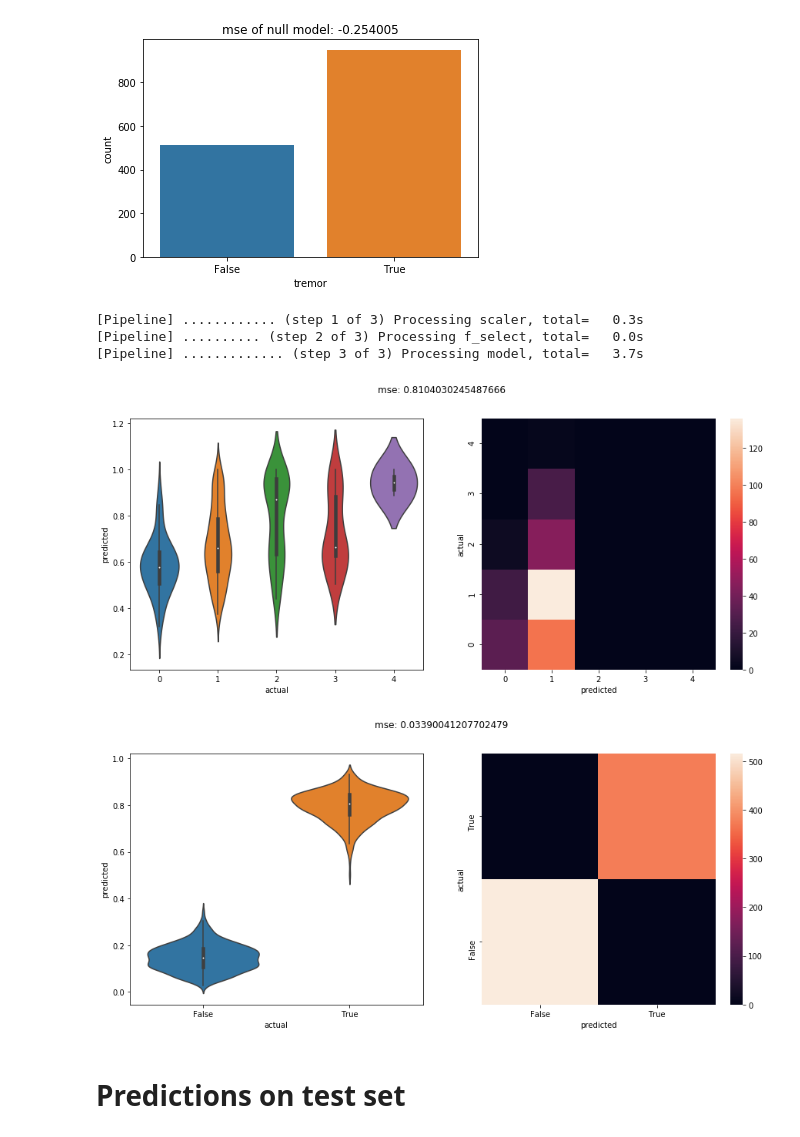
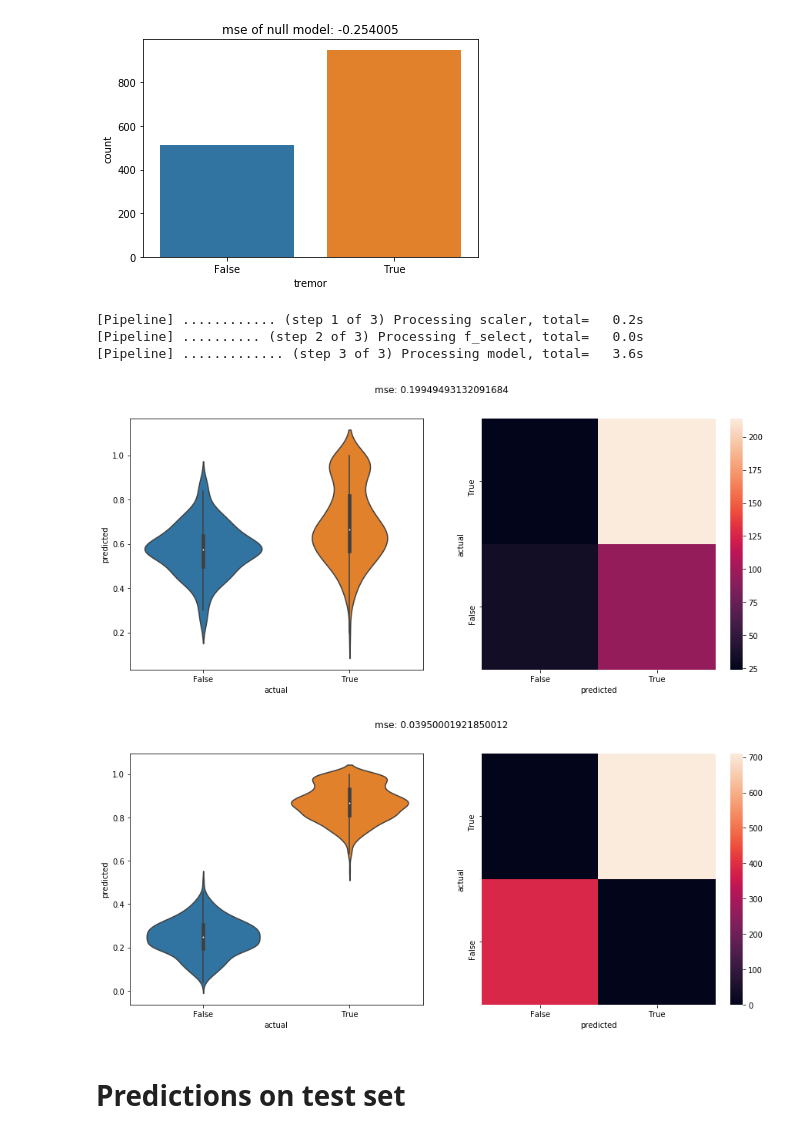
Before and after one commit to huangy6/beat_pd, a Jupyter notebook: Predictions.ipynb, the cells around one changed output. Cells and saved outputs as stored; diff of their text form; code cells hidden in the pictures.

```diff
--- a/Predictions.ipynb
+++ b/Predictions.ipynb
@@ -229,10 +229,8 @@ with open(winner_fp, 'wb') as f:
 # label = 'dyskinesia'
 features = df[df.index.isin(df.dropna(subset=[label]).index)].drop(columns=[*label_cols])
 
-y = df.loc[features.index, label].astype('int')
+y = df.loc[features.index, label].astype('bool')
 X = features
-
-X_samp, y_samp = smote.fit_resample(X, y)
 # %%
 baseline_model = dummy.DummyRegressor(strategy='mean')
 baseline_cv = model_selection.cross_validate(baseline_model, X, y, scoring=metric)
@@ -248,30 +246,30 @@ with open(f'models/paramsweep_winners/binary_RandomForestRegressor_{label}.model
 # %%
 x_train, x_test, y_train, y_test = model_selection.train_test_split(X, y, test_size=.25, stratify=y)
 # x_train, y_train = smote.fit_resample(x_train, y_train)
 
 with joblib.parallel_backend('loky'):
-    winner.fit(x_train, y_train.astype('bool'))
+    winner.fit(x_train, y_train)
     pred = winner.predict(x_test)
 
 fig, (ax1, ax2) = plt.subplots(1, 2, figsize=(15, 6))
 
 sns.violinplot(data=pd.DataFrame({'actual': y_test, 'predicted': pred}), x='actual', y='predicted', ax=ax1)
 
 # confusion matrix
 label_vals = np.sort(y_test.unique())
 cm = metrics.confusion_matrix(y_test, np.round(pred), labels=label_vals)
 sns.heatmap(cm, xticklabels=label_vals, yticklabels=label_vals, ax=ax2)
 ax2.set_xlabel('predicted')
 ax2.set_ylabel('actual')
 ax2.invert_yaxis()
 
 mse = metrics.mean_squared_error(y_test, pred)
 _ = fig.suptitle(f'mse: {mse}')
 # %% [output]
-[Pipeline] ............ (step 1 of 3) Processing scaler, total=   0.3s
+[Pipeline] ............ (step 1 of 3) Processing scaler, total=   0.2s
 [Pipeline] .......... (step 2 of 3) Processing f_select, total=   0.0s
-[Pipeline] ............. (step 3 of 3) Processing model, total=   3.7s
+[Pipeline] ............. (step 3 of 3) Processing model, total=   3.6s
-[figure, old version]
+[figure, new version]
 # %%
 # training set recall
 x_test, y_test = x_train, y_train
@@ -292,7 +290,7 @@ ax2.invert_yaxis()
 mse = metrics.mean_squared_error(y_test, pred)
 _ = fig.suptitle(f'mse: {mse}')
 # %% [output]
-[figure, old version]
+[figure, new version]
 # %% [markdown]
 # Predictions on test set
 # %%
```
